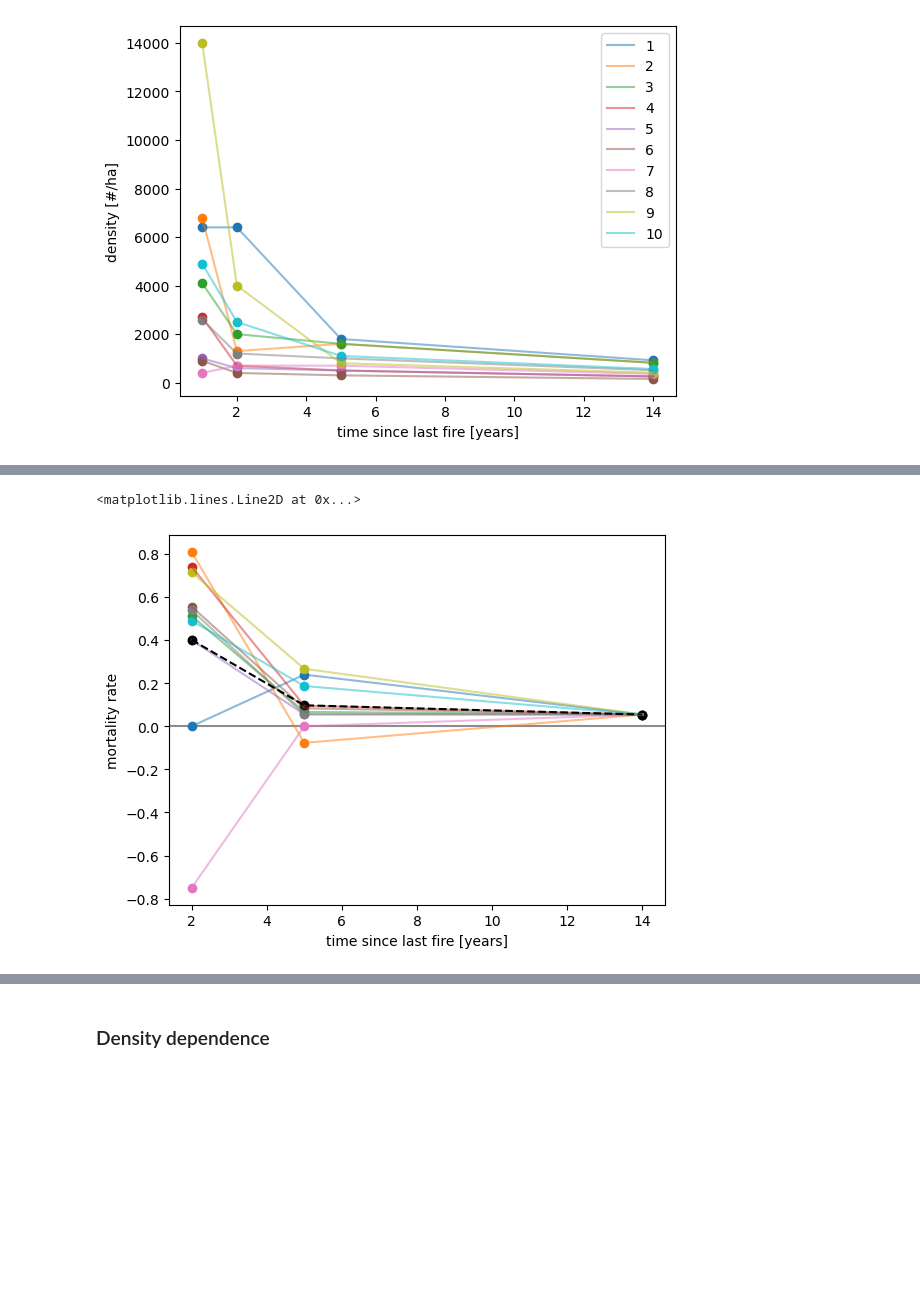
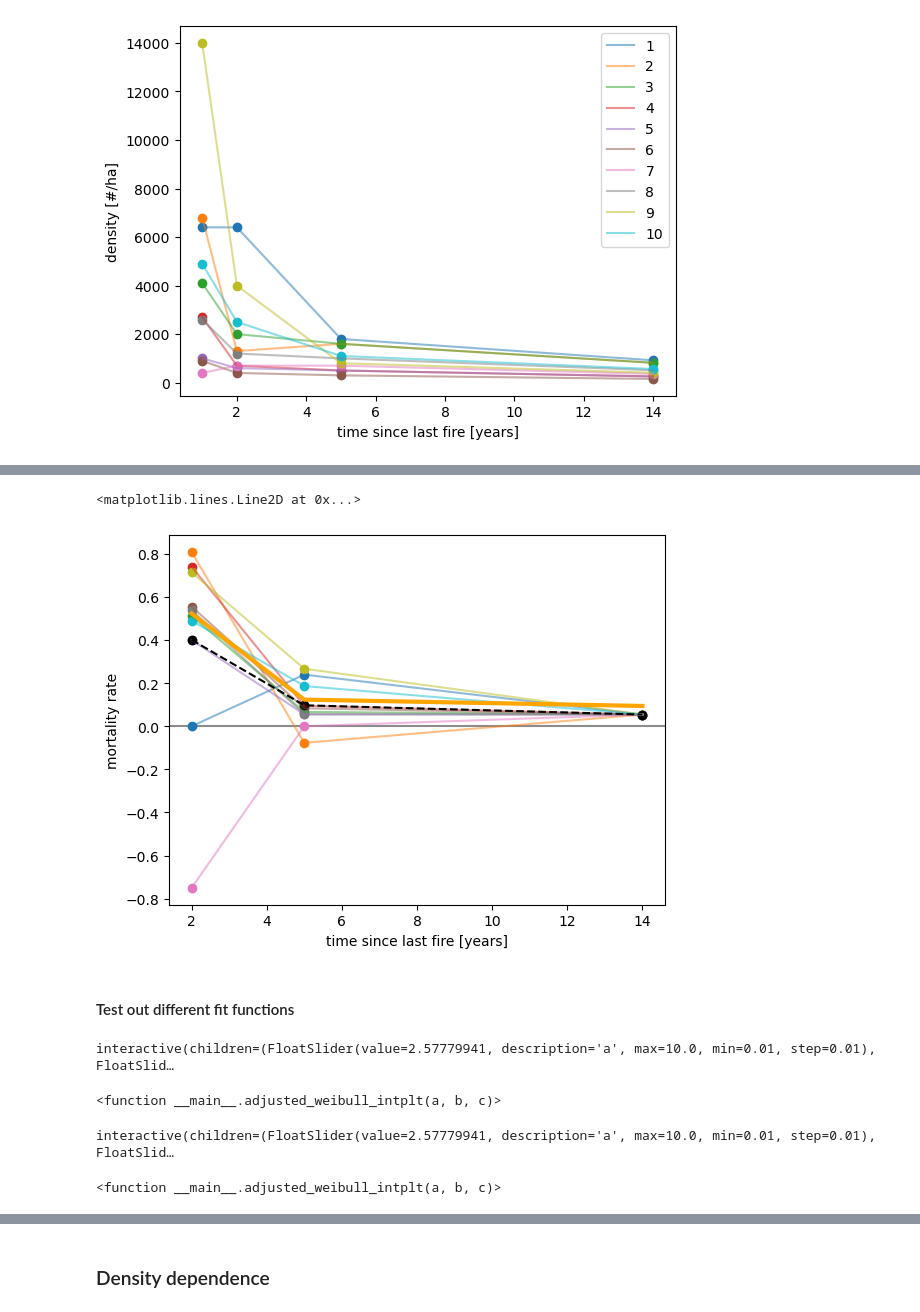
Before and after one commit to patricklawton/TecateCypress, a Jupyter notebook: journal.ipynb, the cells around one changed output, grey strips where cells are left out. Drawn from its saved outputs; the diff is of its cells as text; code cells hidden in the pictures; blank space fills up the shorter version.

```diff
--- a/journal.ipynb
+++ b/journal.ipynb
@@ -15,3 +18,14 @@ import sys
+# %%
+def adjusted_weibull(x,a,b,c):
+    return (b/a) * (x/b)**(b-1) * np.exp(-(x/a)**b) + c
+def scaled_exp(x,a,b,c):
+    return a*np.exp(-b*x) + c
+def regan_weibull(x,a,b,c):
+    return np.exp(-(x/a)**b) + c
+# def weibull(x,d,e):
+#     return (e/d) * (x/e)**(e-1) * np.exp(-(x/d)**e)
+# def exp(x,d,e):
+#     return d*np.exp(-e*x)
 # %% [markdown]
 ### Simulation Based Inference
 # %%
@@ -179,16 +215,80 @@ for plot in plot_vec:
             mortality = (-1 * prop_density_change) / delta_t
             mortality_vec[plot-1][tstar_i-1] = mortality
 # %%
-mean_mortality_vec = np.mean(mortality_vec, axis=0)
+'''To exclude plots 1 and 7 during weibull fitting'''
+# mortality_vec = np.delete(mortality_vec, [0,6], axis=0)
+# for plot in plot_vec[:-2]:
 for plot in plot_vec:
     x = tstar_vec[1:]
     plt.scatter(x,mortality_vec[plot-1])
     plt.plot(x,mortality_vec[plot-1], alpha=0.5)
+mean_mortality_vec = np.mean(mortality_vec, axis=0)
 plt.scatter(x,mean_mortality_vec, color='black')
 plt.plot(x,mean_mortality_vec, ls='--', color='black')
+
+
+# p0 = [3,2.22,0.06]
+# popt, pcov = curve_fit(adjusted_weibull, x, mean_mortality_vec, p0=p0)
+# plt.plot(x, adjusted_weibull(x, *popt), lw=3, color='red'); print(popt)
+# fit = adjusted_weibull(x, *np.array([3,2.22,0.06]))
+fit = adjusted_weibull(x, *np.array([2.57779941, 2.22861074, 0.09423809]))
+plt.plot(x, fit, lw=3, color='orange')
+
+# popt, pcov = curve_fit(scaled_exp, x, 1-Sx, p0=p0)
+# plt.plot(x, scaled_exp(x, *popt))
+
+
 plt.ylabel('mortality rate')
 plt.xlabel('time since last fire [years]')
 plt.axhline(0,ls='-',alpha=0.45,zorder=-1, color='black')
 # %% [output]
 <matplotlib.lines.Line2D at 0x...>
-[figure, old version]
+[figure, new version]
+# %% [markdown]
+#### Test out different fit functions
+# %%
+def adjusted_weibull_intplt(a,b,c):
+    # return (b/a) * (x/b)**(b-1) * np.exp(-(x/a)**b) + c
+    for plot in plot_vec:
+        x = tstar_vec[1:]
+        plt.scatter(x,mortality_vec[plot-1])
+        plt.plot(x,mortality_vec[plot-1], alpha=0.5)
+    mean_mortality_vec = np.mean(mortality_vec, axis=0)
+    plt.scatter(x,mean_mortality_vec, color='black')
+    plt.plot(x,mean_mortality_vec, ls='--', color='black')
+    x = np.arange(0,25)
+    plt.plot(x, adjusted_weibull(x,a,b,c), color='red')
+    plt.scatter(x, adjusted_weibull(x,a,b,c), color='red', s=10)
+
+    plt.ylabel('mortality rate')
+    plt.xlabel('time since last fire [years]')
+    plt.axhline(0,ls='-',alpha=0.45,zorder=-1, color='black')
+interact(adjusted_weibull_intplt, a = widgets.FloatSlider(value=2.57779941, min=0.01, max=10, step=0.01),
+         b = widgets.FloatSlider(value=2.22861074, min=0.01, max=10, step=0.01),
+         c = widgets.FloatSlider(value=0.09423809, min=0.01, max=0.1, step=0.01))
+# %% [output]
+interactive(children=(FloatSlider(value=2.57779941, description='a', max=10.0, min=0.01, step=0.01), FloatSlid…
+<function __main__.adjusted_weibull_intplt(a, b, c)>
+# %%
+def adjusted_weibull_intplt(a,b,c):
+    # return (b/a) * (x/b)**(b-1) * np.exp(-(x/a)**b) + c
+    for plot in plot_vec:
+        x = tstar_vec[1:]
+        plt.scatter(x,mortality_vec[plot-1])
+        plt.plot(x,mortality_vec[plot-1], alpha=0.5)
+    mean_mortality_vec = np.mean(mortality_vec, axis=0)
+    plt.scatter(x,mean_mortality_vec, color='black')
+    plt.plot(x,mean_mortality_vec, ls='--', color='black')
+    x = np.arange(0,25)
+    plt.plot(x, regan_weibull(x,a,b,c), color='red')
+    plt.scatter(x, regan_weibull(x,a,b,c), color='red', s=10)
+
+    plt.ylabel('mortality rate')
+    plt.xlabel('time since last fire [years]')
+    plt.axhline(0,ls='-',alpha=0.45,zorder=-1, color='black')
+interact(adjusted_weibull_intplt, a = widgets.FloatSlider(value=2.57779941, min=0.01, max=10, step=0.01),
+         b = widgets.FloatSlider(value=2.22861074, min=0.01, max=10, step=0.01),
+         c = widgets.FloatSlider(value=0.09423809, min=0.01, max=0.1, step=0.01))
+# %% [output]
+interactive(children=(FloatSlider(value=2.57779941, description='a', max=10.0, min=0.01, step=0.01), FloatSlid…
+<function __main__.adjusted_weibull_intplt(a, b, c)>
```
Also changed, not shown: parts of 21 cells of this notebook, 1 other file.
